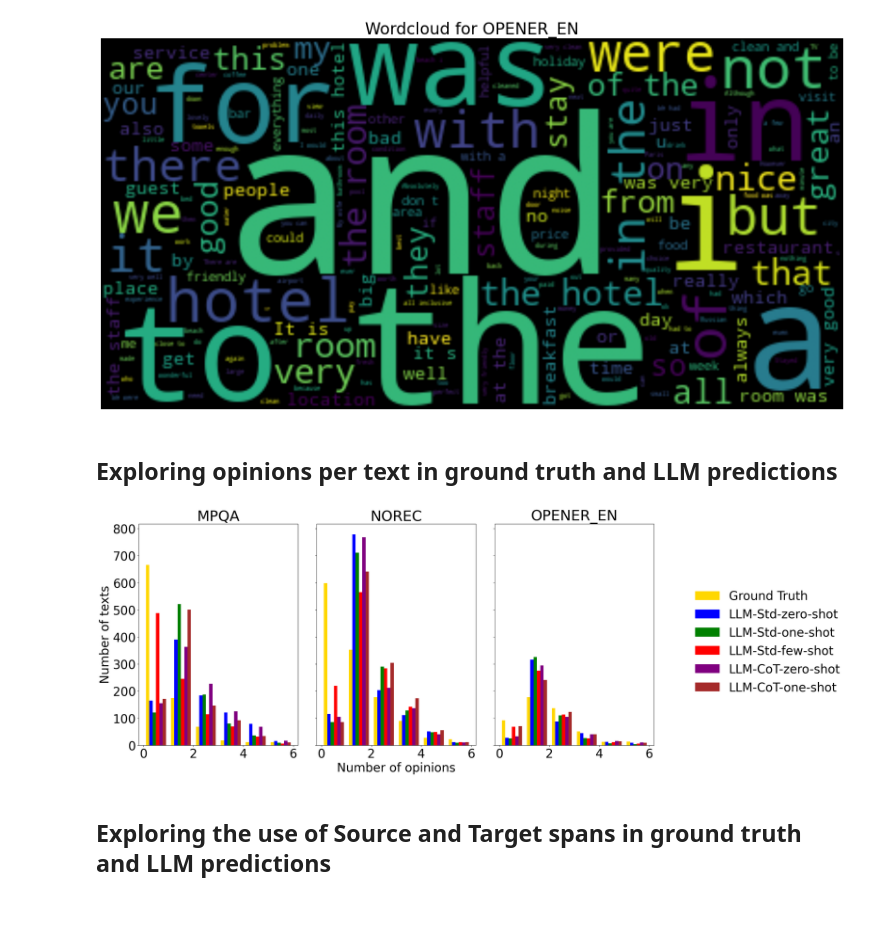
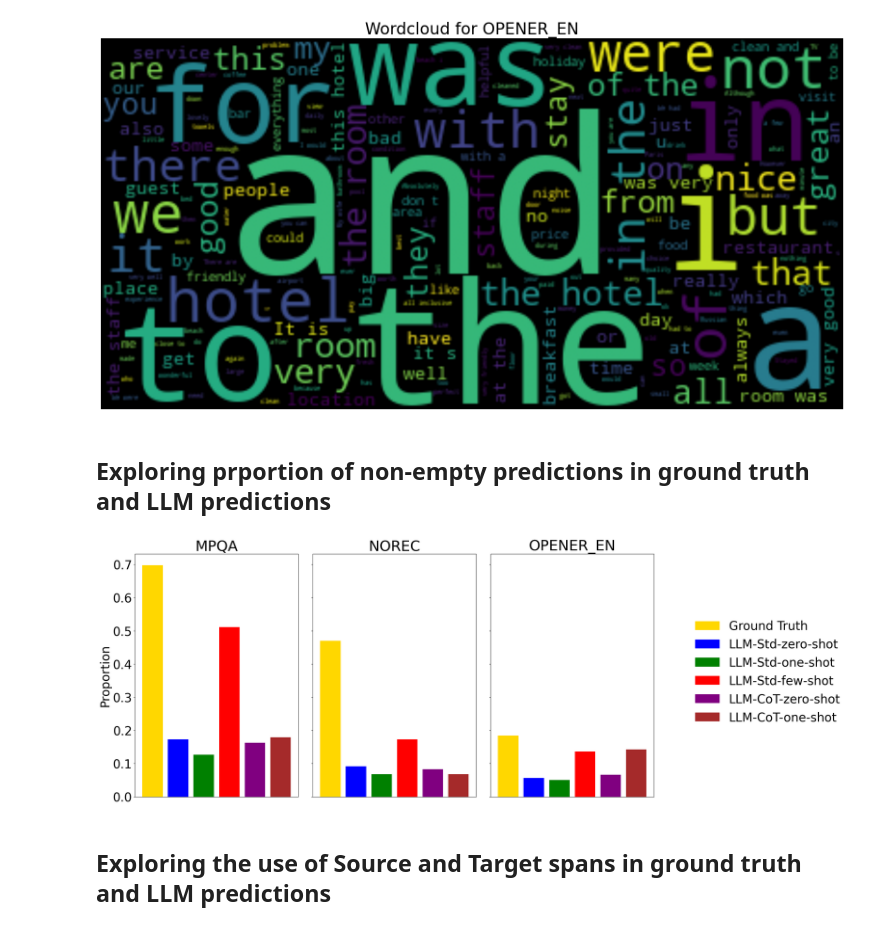
Before and after one commit to matsbratvold/TDT13-SemEval-2022-Task-10, a Jupyter notebook: LLMs/src/data_exploration.ipynb, the cells around one changed output. Saved outputs shown, nothing was run; the diff lists cells and outputs as text; code cells hidden in the pictures.

Commit message:
Changed one of the plots

```diff
--- a/LLMs/src/data_exploration.ipynb
+++ b/LLMs/src/data_exploration.ipynb
@@ -109,52 +109,64 @@ default_fig_size = (20, 10)
 [figure]
 [figure]
 # %% [markdown]
-## Exploring opinions per text in ground truth and LLM predictions
+## Exploring prportion of non-empty predictions in ground truth and LLM predictions
 # %%
 fig, axs = plt.subplots(
-    1, len(datasets), figsize=default_fig_size, sharex=True, sharey=True,
+    1,
+    len(datasets),
+    figsize=default_fig_size,
+    sharex=True,
+    sharey=True,
 )
+
+
+def get_empty_opinion_proportions(data: pd.DataFrame):
+    """Returns the proportion of texts with empty opinions."""
+    return (
+        data[data["opinions"].map(len) == 0].shape[0]
+        / data.shape[0]
+    )
+
+
 for index, dataset in enumerate(datasets):
-    polarity_proportions = [
-        [len(opinions) for opinions in datasets[dataset]["opinions"]],
+    non_empty_opinion_proportions = [
+        get_empty_opinion_proportions(datasets[dataset]),
         *[
-            [len(opinions) for opinions in prediction["opinions"]]
-            for prediction in predictions[dataset]
+            get_empty_opinion_proportions(predictions)
+            for predictions in predictions[dataset]
         ],
     ]
-    color_map = dict(zip([index for (index, _) in enumerate(polarity_proportions)], colors))
+    color_map = dict(
+        zip([index for (index, _) in enumerate(non_empty_opinion_proportions)], colors)
+    )
     patches = [Patch(color=color, label=label) for (label, color) in color_map.items()]
     subplot = axs[index]
     subplot.set_title(dataset.name)
-    subplot.hist(
-        polarity_proportions,
-        bins=6,
-        range=(0, 6),
+    subplot.bar(
+        [index for (index, _) in enumerate(non_empty_opinion_proportions)],
+        non_empty_opinion_proportions,
         color=colors,
     )
+    subplot.get_xaxis().set_visible(False)
     if index == 0:
-        subplot.set_ylabel("Number of texts")
-    if index == len(datasets) // 2:
-        subplot.set_xlabel("Opinions per text")
+        subplot.set_ylabel("Proportion")
 
 
 fig.legend(
     labels=legends,
     handles=patches,
     bbox_to_anchor=(1.04, 0.5),
     loc="center left",
     borderaxespad=0,
     frameon=False,
 )
-file_path = os.path.join(
-    "..", "figures", "opinions_per_text", "opinions-per-text.png"
-)
+file_path = os.path.join("..", "figures", "empty-opions", "empty-opinions.png")
 os.makedirs(os.path.dirname(file_path), exist_ok=True)
 plt.tight_layout()
 fig.savefig(file_path, bbox_inches="tight", dpi=100)
 plt.show()
 # %% [output]
-[figure, old version]
+[figure, new version]
 # %% [markdown]
 ## Exploring the use of Source and Target spans in ground truth and LLM predictions
 # %%
```
Also changed, not shown: parts of 1 cell of this notebook, 2 other files.
